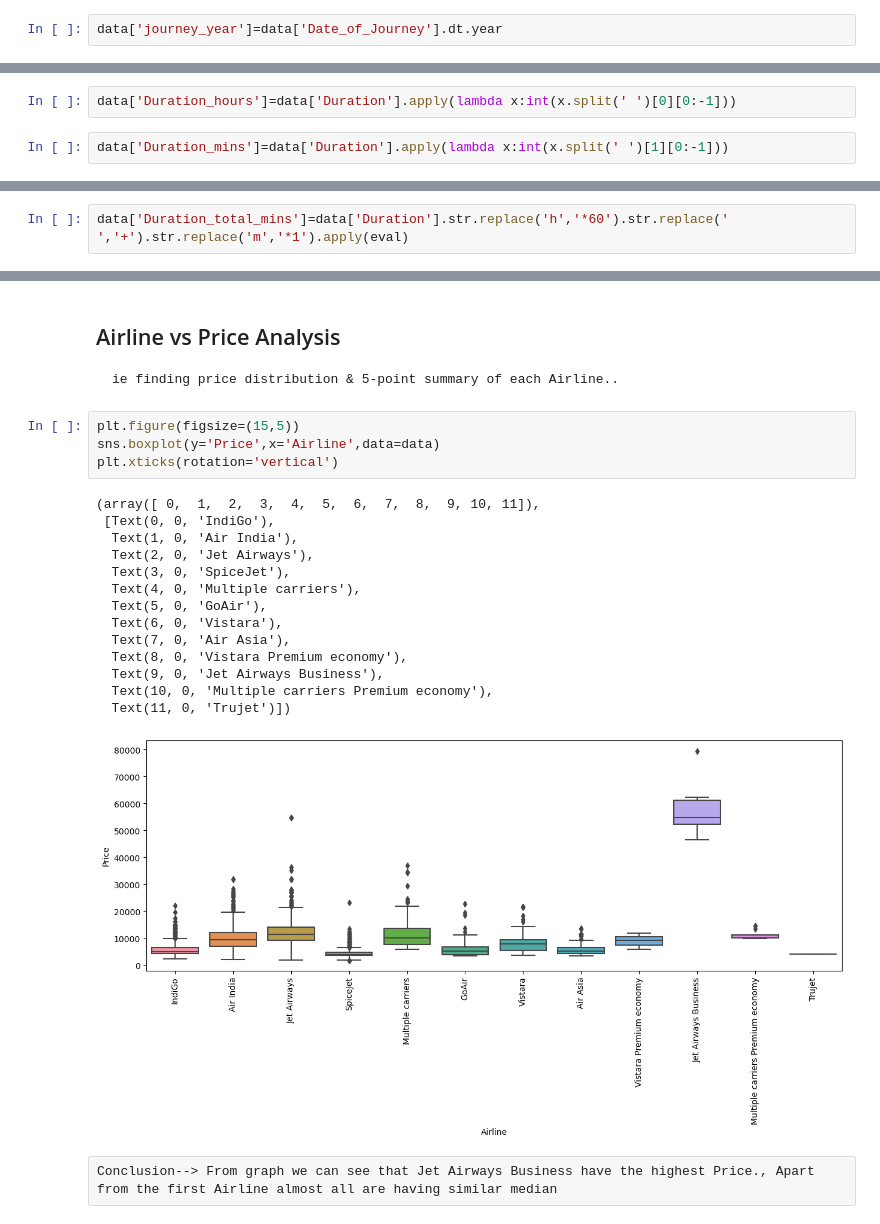
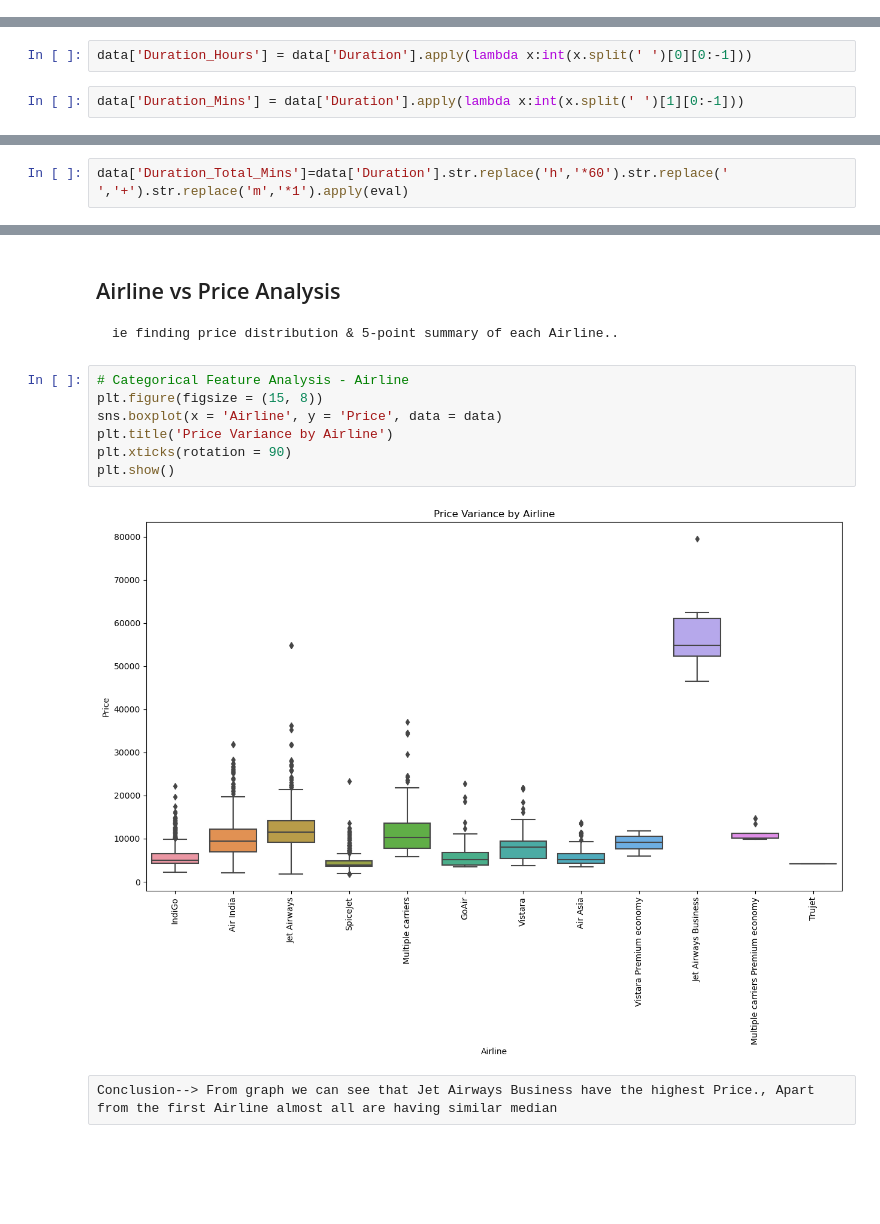
Before and after one commit to ramanuj-sharma/flight_ticket_price_prediction, a Jupyter notebook: flight_ticket_price_prediction.ipynb, the cells around one changed output, grey strips where cells are left out. Saved outputs shown, nothing was run; the diff lists cells and outputs as text; blank space fills up the shorter version.

```diff
--- a/flight_ticket_price_prediction.ipynb
+++ b/flight_ticket_price_prediction.ipynb
@@ -173,2 +173,0 @@ data['journey_month']=data['Date_of_Journey'].dt.month
-# %%
-data['journey_year']=data['Date_of_Journey'].dt.year
@@ -307,9 +300,9 @@ int(data['Duration'][0].split(' ')[1][0:-1])
 # %% [output]
 50
 # %%
-data['Duration_hours']=data['Duration'].apply(lambda x:int(x.split(' ')[0][0:-1]))
+data['Duration_Hours'] = data['Duration'].apply(lambda x:int(x.split(' ')[0][0:-1]))
 # %%
-data['Duration_mins']=data['Duration'].apply(lambda x:int(x.split(' ')[1][0:-1]))
+data['Duration_Mins'] = data['Duration'].apply(lambda x:int(x.split(' ')[1][0:-1]))
 # %%
 data.head(3)
 # %% [output]
@@ -320,7 +313,7 @@ data.head(3)
 # %% [markdown]
 ## Lets Analyse whether Duration impacts on Price or not ?
 # %%
-data['Duration_total_mins']=data['Duration'].str.replace('h','*60').str.replace(' ','+').str.replace('m','*1').apply(eval)
+data['Duration_Total_Mins']=data['Duration'].str.replace('h','*60').str.replace(' ','+').str.replace('m','*1').apply(eval)
 # %%
 data.head(2)
 # %% [output]
@@ -392,23 +384,13 @@ dtype: int64
 ## Airline vs Price Analysis
     ie finding price distribution & 5-point summary of each Airline..
 # %%
-plt.figure(figsize=(15,5))
-sns.boxplot(y='Price',x='Airline',data=data)
-plt.xticks(rotation='vertical')
+# Categorical Feature Analysis - Airline
+plt.figure(figsize = (15, 8))
+sns.boxplot(x = 'Airline', y = 'Price', data = data)
+plt.title('Price Variance by Airline')
+plt.xticks(rotation = 90)
+plt.show()
 # %% [output]
-(array([ 0,  1,  2,  3,  4,  5,  6,  7,  8,  9, 10, 11]),
- [Text(0, 0, 'IndiGo'),
-  Text(1, 0, 'Air India'),
-  Text(2, 0, 'Jet Airways'),
-  Text(3, 0, 'SpiceJet'),
-  Text(4, 0, 'Multiple carriers'),
-  Text(5, 0, 'GoAir'),
-  Text(6, 0, 'Vistara'),
-  Text(7, 0, 'Air Asia'),
-  Text(8, 0, 'Vistara Premium economy'),
-  Text(9, 0, 'Jet Airways Business'),
-  Text(10, 0, 'Multiple carriers Premium economy'),
-  Text(11, 0, 'Trujet')])
-[figure, old version]
+[figure, new version]
 # %% [raw]
 Conclusion--> From graph we can see that Jet Airways Business have the highest Price., Apart from the first Airline almost all are having similar median
```
Also changed, not shown: parts of 74 cells of this notebook, 1 other file.
